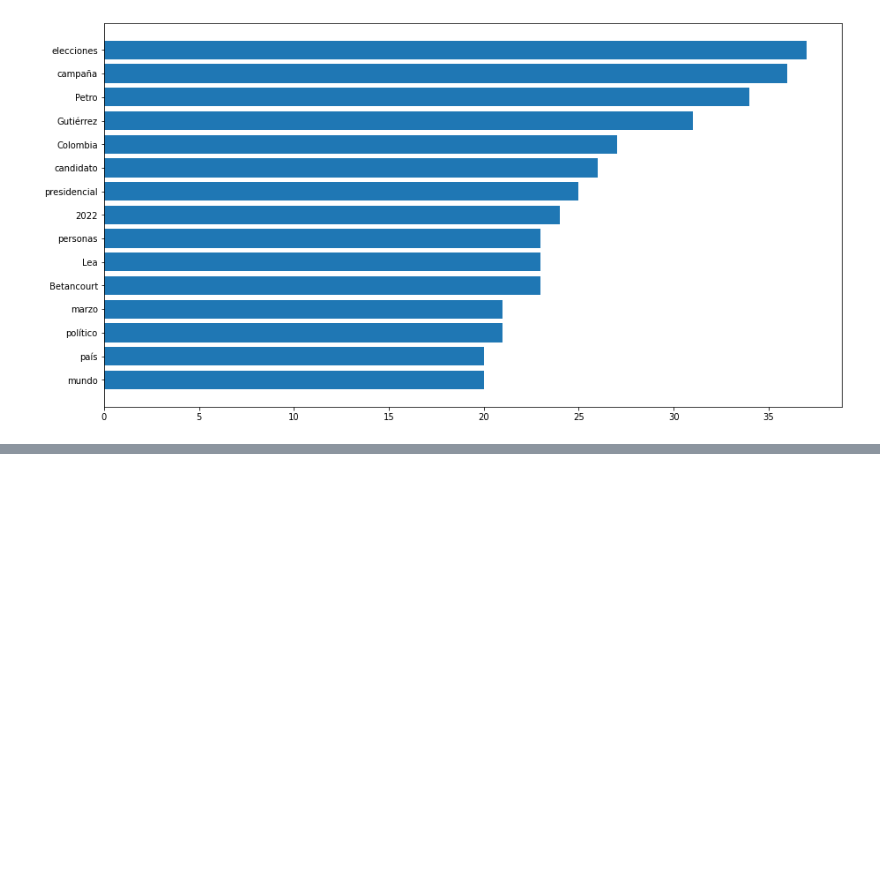
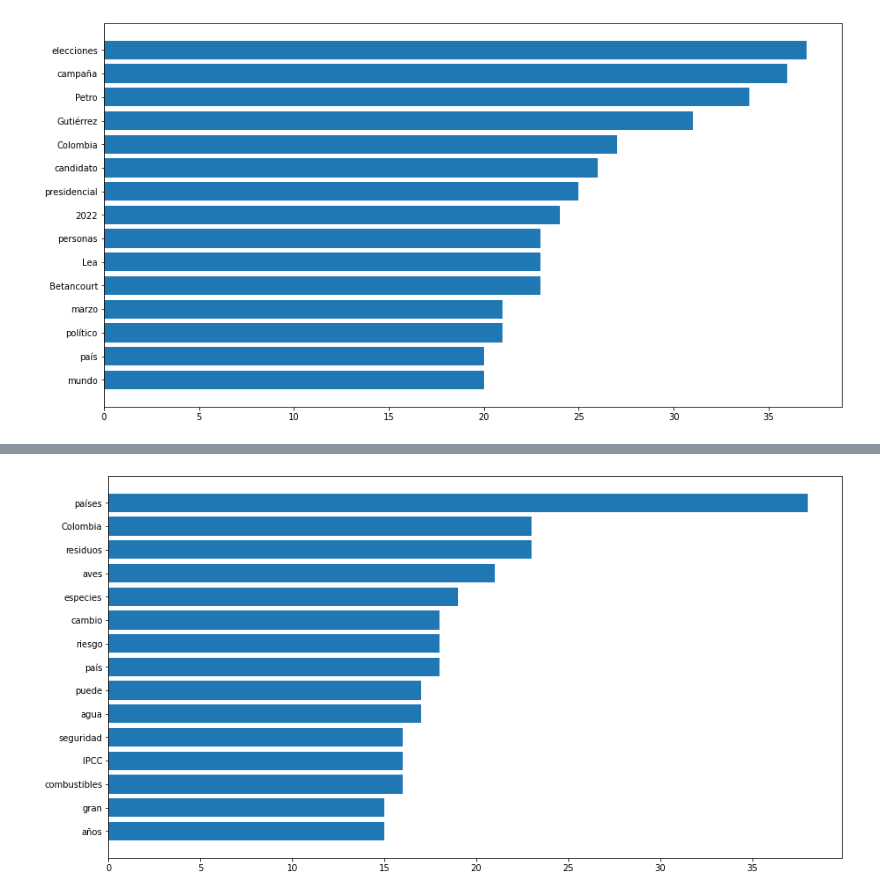
Before and after one commit to nico-max/examen2_BigData, a Jupyter notebook: nlp-workshop.ipynb, the cells around one changed output, grey strips where cells are left out. Cells and saved outputs as stored; diff of their text form; code cells hidden in the pictures; blank space fills up the shorter version.

```diff
--- a/nlp-workshop.ipynb
+++ b/nlp-workshop.ipynb
@@ -212,0 +295,22 @@ displacy.render(document, style = "ent")
+# %%
+text = []
+
+for news in list(collection.find({"category" : "ambiente"}, {"title": 1, "summary": 1, "full_text": 1, "_id": 0})):
+    text.append(news["title"])
+    text.append(news["summary"])
+    text.append(news["full_text"])
+
+text = " ".join(text)
+# %%
+# Word tokenization
+words = word_tokenize(text)
+# %%
+# Removing stop words
+filtered_words = []
+
+for w in words:
+    if w.lower() not in stop_words and w not in characters:
+        filtered_words.append(w)
+# %%
+# Words distribution for text without stopwords
+frec_dist_filtered = FreqDist(filtered_words)
@@ -212,0 +336,9 @@ displacy.render(document, style = "ent")
+# %%
+# Plotting a bar char for frecuencies
+n = 15
+
+plt.figure(figsize = (15, 8))
+plt.barh([ w[0] for w in frec_dist_filtered.most_common(n) ], [ w[1] for w in frec_dist_filtered.most_common(n) ])
+plt.gca().invert_yaxis()
+# %% [output]
+[figure, added]
```
Also changed, not shown: parts of 46 cells of this notebook, 3 other files.
